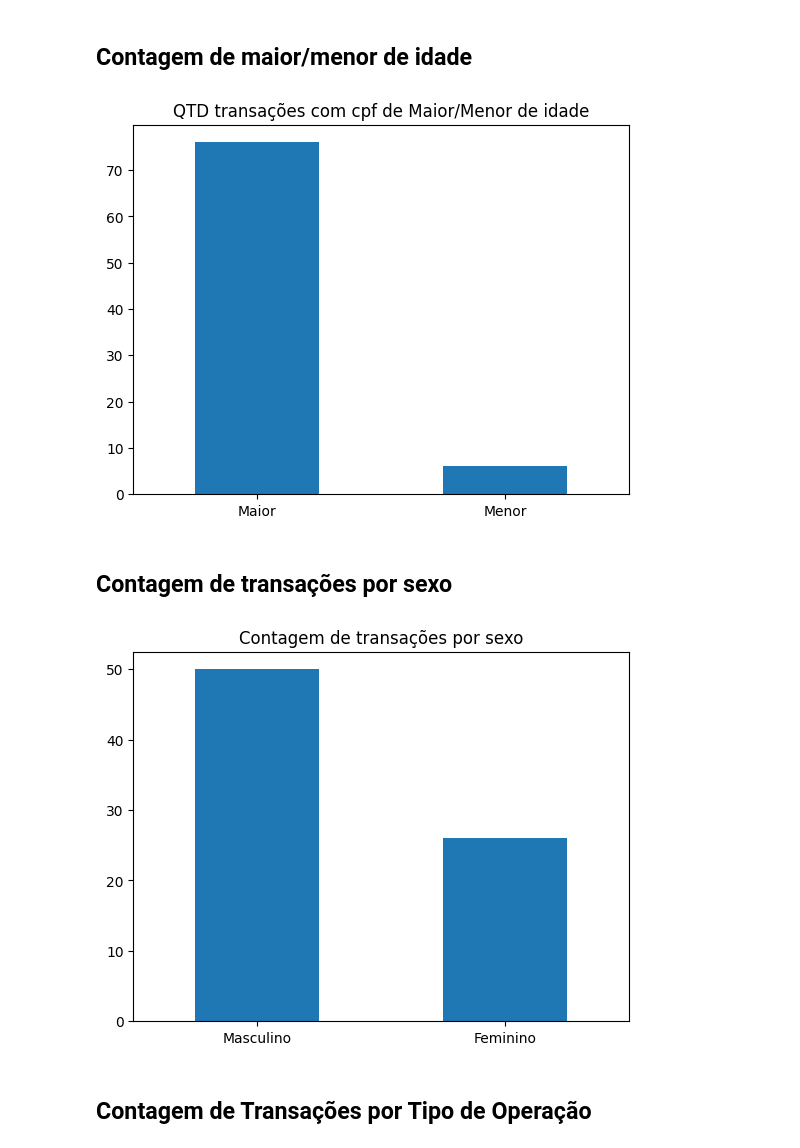
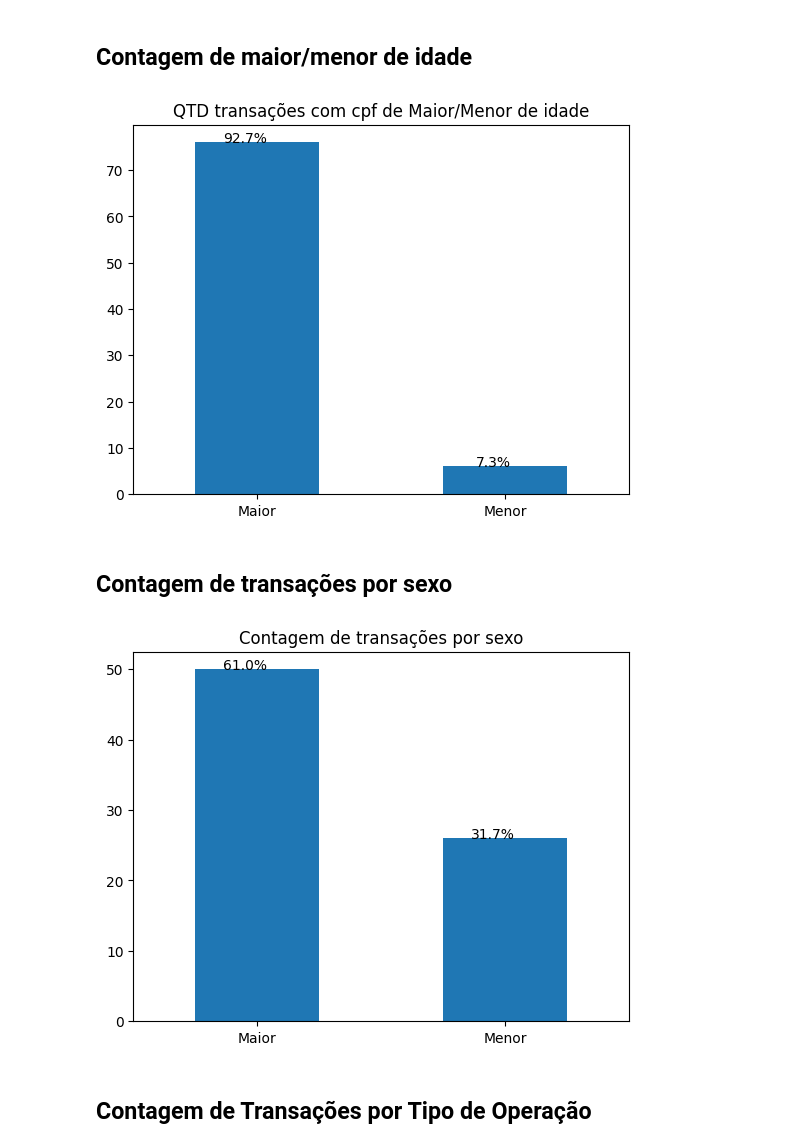
Before and after one commit to wmangoni/wmangoni.github.io, a Jupyter notebook: portfolio_dados.ipynb, the cells around one changed output. Cells and saved outputs as stored; diff of their text form; code cells hidden in the pictures.

```diff
--- a/portfolio_dados.ipynb
+++ b/portfolio_dados.ipynb
@@ -34,3 +33,25 @@ df['transaction.referenceDate'] = pd.to_datetime(df['transaction.referenceDate']
+# %%
+df['createdAt'] = pd.to_datetime(df['transaction.referenceDate'])
+df['transaction.referenceDate'] = pd.to_datetime(df['transaction.referenceDate'])
+
+OUTPUT_DIR = "data/output"
+os.makedirs(OUTPUT_DIR, exist_ok=True)
+
+def plot_percentage_bar(df, column_name, title, xtick_labels=None, rotation=0):
+
+    ax = df[column_name].value_counts().plot(kind='bar', title=title)
+
+    if xtick_labels != None:
+      ax.set_xticklabels(['Maior', 'Menor'], rotation=0)
+
+    total = len(df[column_name])
+    for p in ax.patches:
+        percentage = '{:.1f}%'.format(100 * p.get_height() / total)
+        x = p.get_x() + p.get_width() / 2 - 0.05
+        y = p.get_height() + 0.05
+        ax.annotate(percentage, (x, y), ha='center')
+
+    plt.show()
 # %% [markdown]
 # Análise 1: Regressão Linear
 ## Exemplo: Tempo de execução vs Valor da transação
@@ -86,21 +106,15 @@ plt.show()
 # %% [markdown]
 ## Contagem de maior/menor de idade
 # %%
-counts = df['bureau.isMinor'].value_counts()
-ax = counts.plot(kind='bar', title='QTD transações com cpf de Maior/Menor de idade')
-ax.set_xticklabels(['Maior', 'Menor'], rotation=0)
-plt.show()
+plot_percentage_bar(df, 'bureau.isMinor', 'QTD transações com cpf de Maior/Menor de idade', ['Maior', 'Menor'])
 # %% [output]
-[figure, old version]
+[figure, new version]
 # %% [markdown]
 ## Contagem de transações por sexo
 # %%
-counts = df['bureau.gender'].value_counts()
-ax = counts.plot(kind='bar', title='Contagem de transações por sexo')
-ax.set_xticklabels(['Masculino', 'Feminino'], rotation=0)
-plt.show()
+plot_percentage_bar(df, 'bureau.gender', 'Contagem de transações por sexo', ['Masculino', 'Feminino'])
 # %% [output]
-[figure, old version]
+[figure, new version]
 # %% [markdown]
 ## Contagem de Transações por Tipo de Operação
 # %%
```
Also changed, not shown: parts of 10 cells of this notebook.
